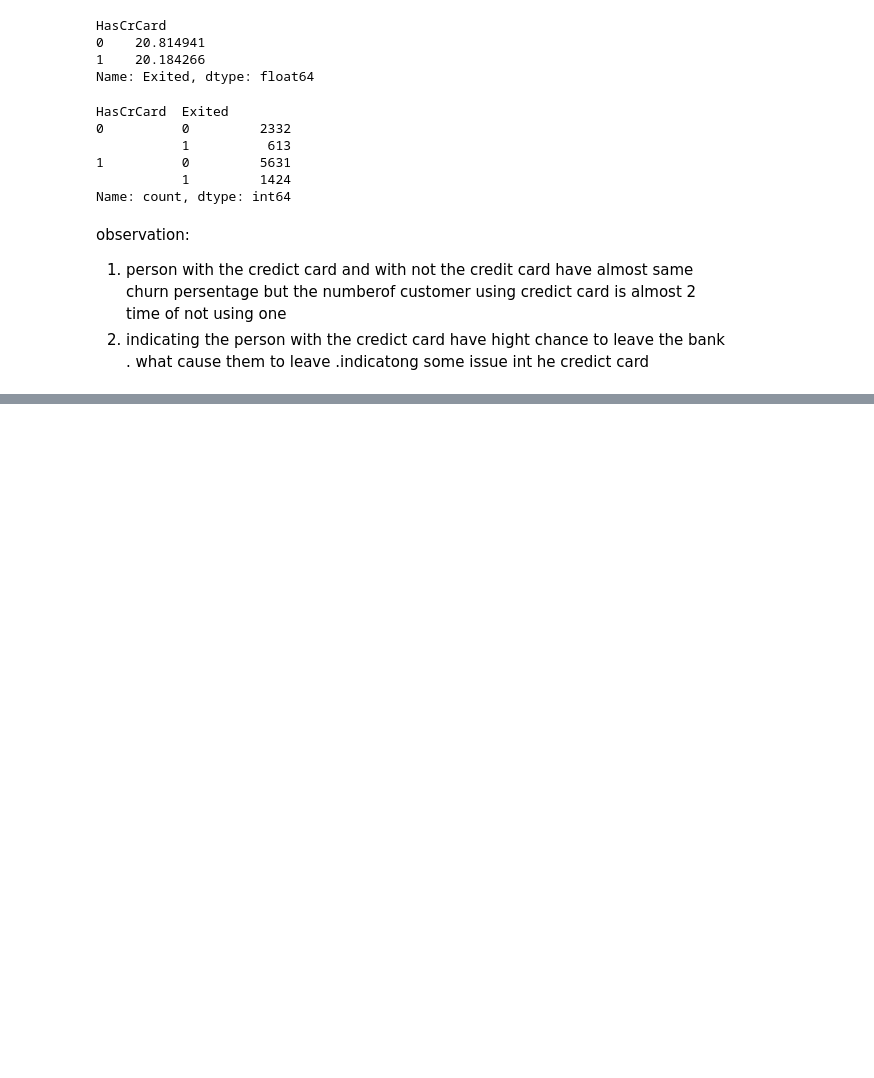
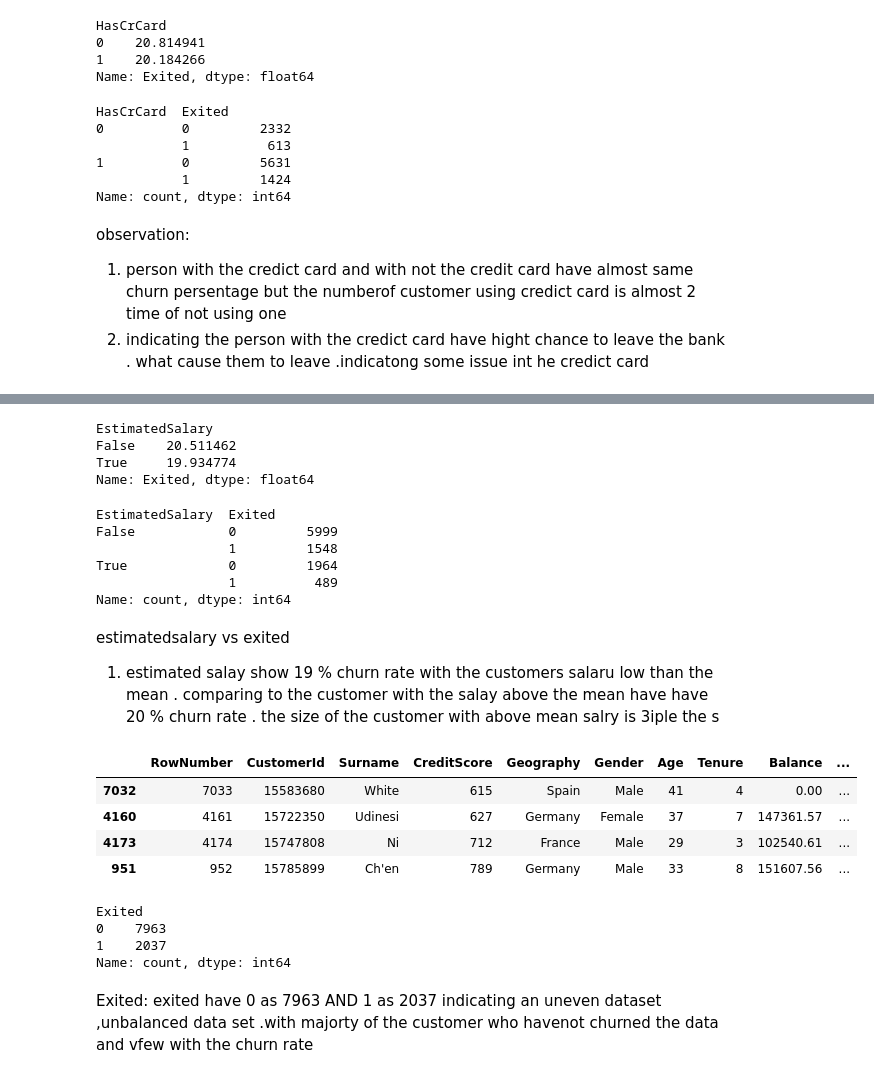
Before and after one commit to karansingh-chauhan/bank-customer-churn-modeling, a Jupyter notebook: notebook/main.ipynb, the cells around one changed output, grey strips where cells are left out. Saved outputs shown, nothing was run; the diff lists cells and outputs as text; code cells hidden in the pictures; blank space fills up the shorter version.

```diff
--- a/notebook/main.ipynb
+++ b/notebook/main.ipynb
@@ -316,0 +436,37 @@ Name: count, dtype: int64
+# %%
+df.groupby(df['EstimatedSalary']<50000)['Exited'].mean()*100
+# %% [output]
+EstimatedSalary
+False    20.511462
+True     19.934774
+Name: Exited, dtype: float64
+# %%
+df.groupby(df['EstimatedSalary']<50000)['Exited'].value_counts()
+# %% [output]
+EstimatedSalary  Exited
+False            0         5999
+                 1         1548
+True             0         1964
+                 1          489
+Name: count, dtype: int64
+# %% [markdown]
+estimatedsalary vs exited
+1. estimated salay show 19 % churn rate with the customers salaru low than the mean . comparing to the customer with the salay above the mean have have 20 % churn rate . the size of the customer with above mean salry is 3iple the s
+# %%
+df.sample(4)
+# %% [output]
+|  | RowNumber | CustomerId | Surname | CreditScore | Geography | Gender | Age | Tenure | Balance | ... |
+| 7032 | 7033 | 15583680 | White | 615 | Spain | Male | 41 | 4 | 0.00 | ... |
+| 4160 | 4161 | 15722350 | Udinesi | 627 | Germany | Female | 37 | 7 | 147361.57 | ... |
+| 4173 | 4174 | 15747808 | Ni | 712 | France | Male | 29 | 3 | 102540.61 | ... |
+| 951 | 952 | 15785899 | Ch'en | 789 | Germany | Male | 33 | 8 | 151607.56 | ... |
+# %%
+df['Exited'].value_counts()
+# %% [output]
+Exited
+0    7963
+1    2037
+Name: count, dtype: int64
+# %% [markdown]
+Exited:
+exited have 0 as 7963 AND 1 as 2037 indicating an uneven dataset ,unbalanced data set .with majorty of the customer who havenot churned the data and vfew with the churn rate
```
Also changed, not shown: parts of 21 cells of this notebook.
